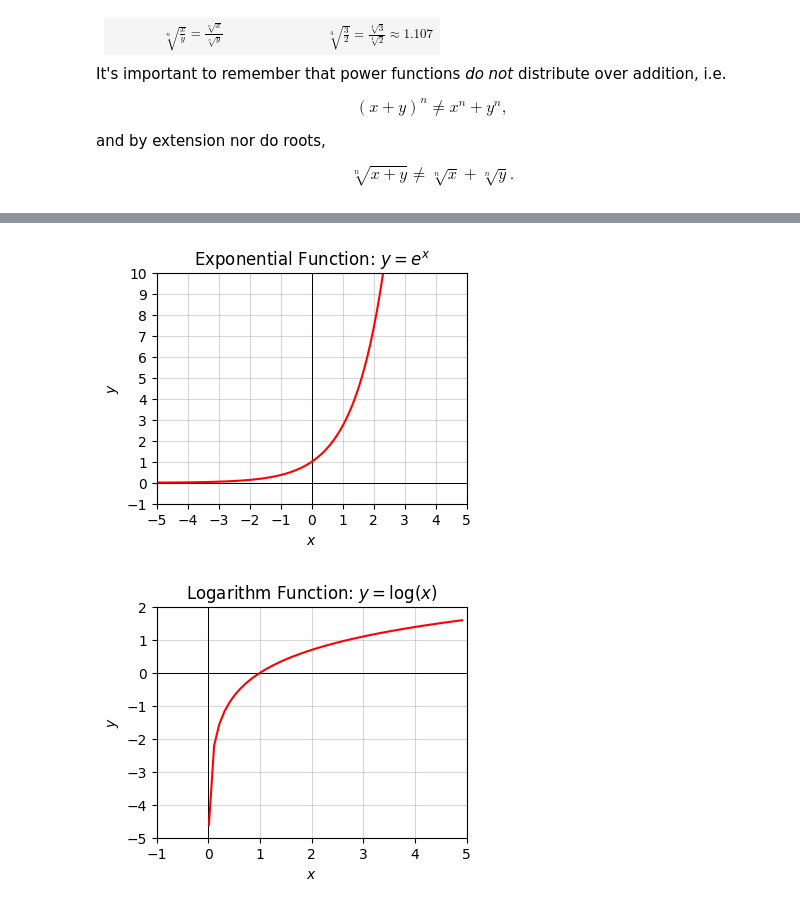
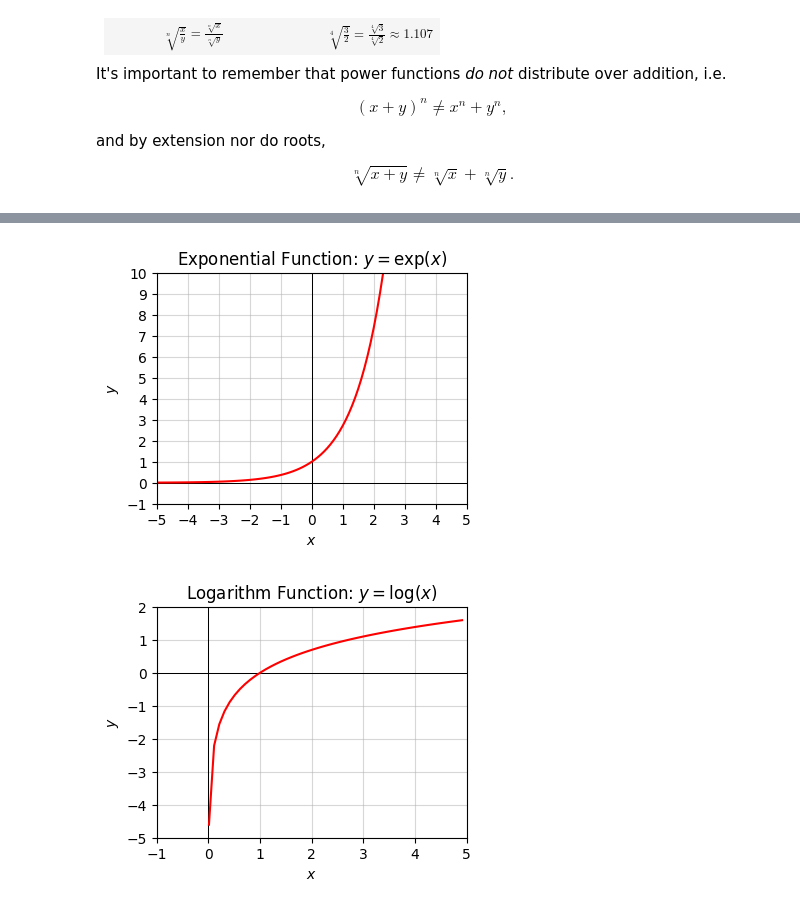
Before and after one commit to rkingery/ml-book, a Jupyter notebook: notebooks/basic-math.ipynb, the cells around one changed output, grey strips where cells are left out. Saved outputs shown, nothing was run; the diff lists cells and outputs as text; code cells hidden in the pictures.

```diff
--- a/notebooks/basic-math.ipynb
+++ b/notebooks/basic-math.ipynb
@@ -279,9 +331,9 @@ Here are some plots of what the exponential and logarithm functions look like. N
 # %%
 x = np.arange(-5, 5, 0.1)
 f = lambda x: np.exp(x)
-plot_function(x, f, xlim=(-5, 5), ylim=(-1, 10), title='Exponential Function: $y=e^x$')
+plot_function(x, f, xlim=(-5, 5), ylim=(-1, 10), title='Exponential Function: $y=\exp(x)$')
 # %% [output]
-[figure, old version]
+[figure, new version]
 # %%
 x = np.arange(0.01, 5, 0.1)
 f = lambda x: np.log(x)
```
Also changed, not shown: parts of 30 cells of this notebook, 4 other files.
